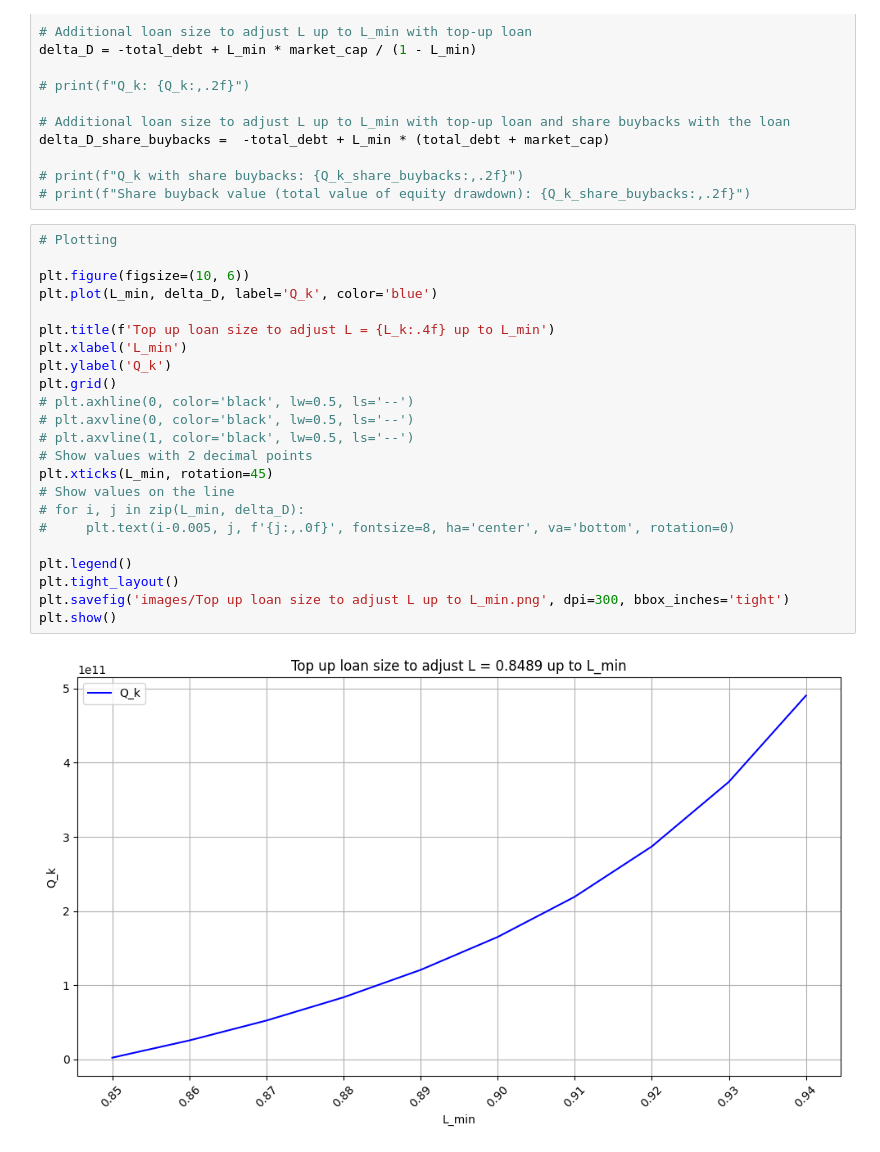
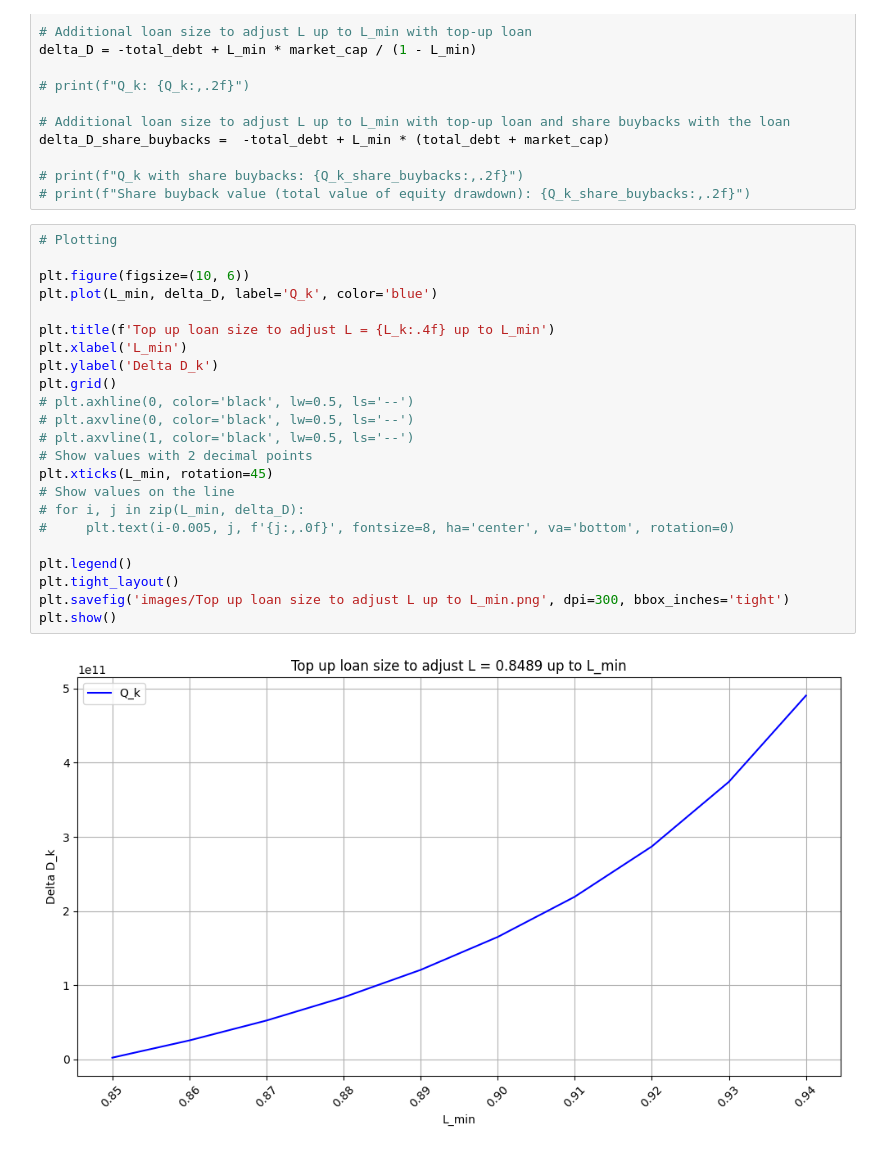
Before and after one commit to steinarb1234/DCL_coco_bond, a Jupyter notebook: minimum_leverage_correction.ipynb, the cells around one changed output. Drawn from its saved outputs; the diff is of its cells as text.

```diff
--- a/minimum_leverage_correction.ipynb
+++ b/minimum_leverage_correction.ipynb
@@ -26,28 +26,28 @@ delta_D_share_buybacks =  -total_debt + L_min * (total_debt + market_cap)
 # %%
 # Plotting
 
 plt.figure(figsize=(10, 6))
 plt.plot(L_min, delta_D, label='Q_k', color='blue')
 
 plt.title(f'Top up loan size to adjust L = {L_k:.4f} up to L_min')
 plt.xlabel('L_min')
-plt.ylabel('Q_k')
+plt.ylabel('Delta D_k')
 plt.grid()
 # plt.axhline(0, color='black', lw=0.5, ls='--')
 # plt.axvline(0, color='black', lw=0.5, ls='--')
 # plt.axvline(1, color='black', lw=0.5, ls='--')
 # Show values with 2 decimal points
 plt.xticks(L_min, rotation=45)
 # Show values on the line
 # for i, j in zip(L_min, delta_D):
 #     plt.text(i-0.005, j, f'{j:,.0f}', fontsize=8, ha='center', va='bottom', rotation=0)
 
 plt.legend()
 plt.tight_layout()
 plt.savefig('images/Top up loan size to adjust L up to L_min.png', dpi=300, bbox_inches='tight')
 plt.show()
 # %% [output]
-[figure, old version]
+[figure, new version]
 # %%
 # Plotting
 
```
Also changed, not shown: parts of 2 cells of this notebook, 3 other files.
